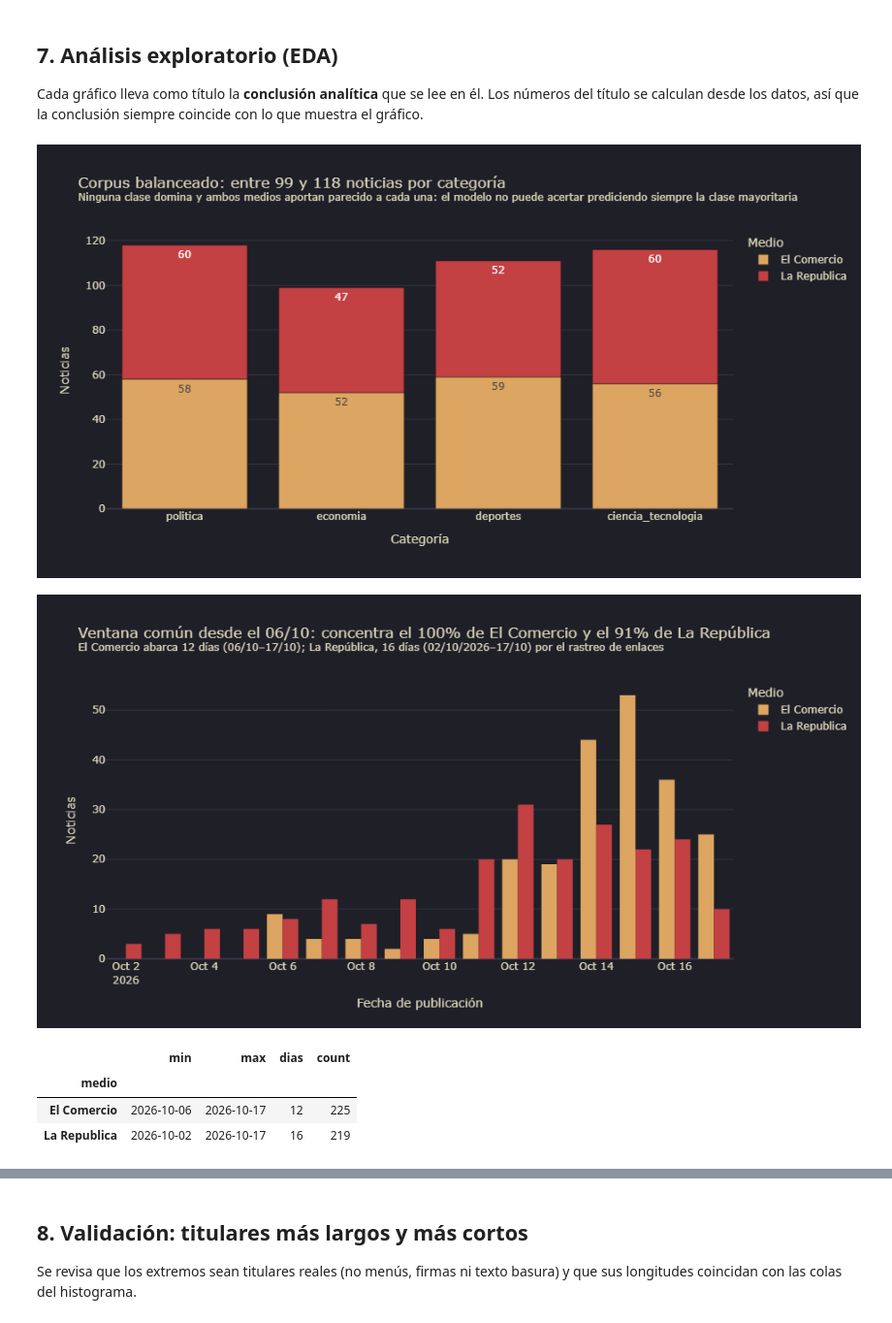
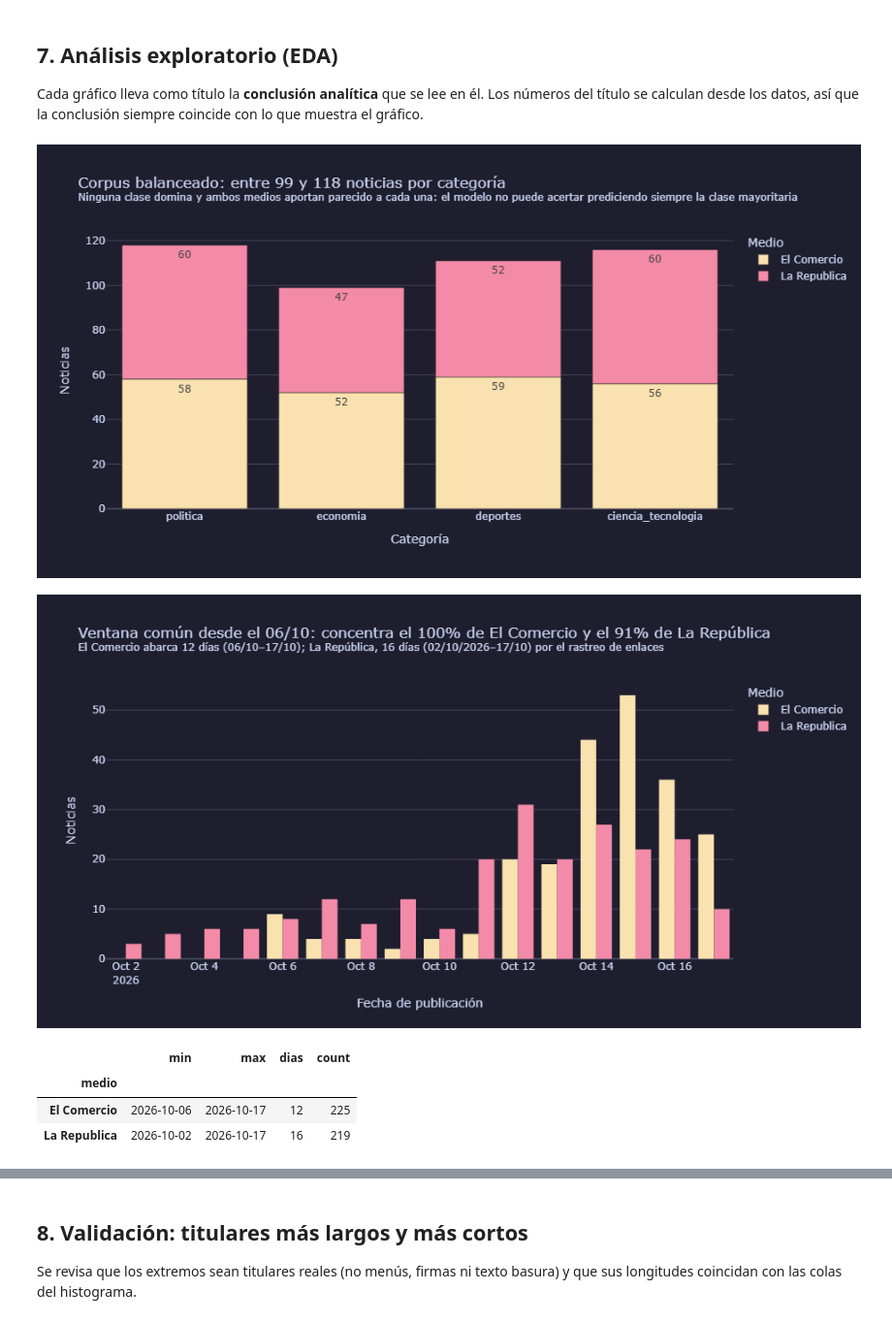
Before and after one commit to rodnm/intermediate-python-hw, a Jupyter notebook: tarea_1/01_recoleccion.ipynb, the cells around one changed output, grey strips where cells are left out. Shown at 97% size. Cells and saved outputs as stored; diff of their text form; code cells hidden in the pictures.

```diff
--- a/tarea_1/01_recoleccion.ipynb
+++ b/tarea_1/01_recoleccion.ipynb
@@ -63,12 +63,12 @@ from bs4 import BeautifulSoup
 from IPython.display import display
 from protego import Protego
 
-import kanagawa  # paleta compartida con el dashboard; registra la plantilla de Plotly "kanagawa"
+import paleta  # paleta compartida con el dashboard; registra la plantilla de Plotly "catppuccin"
 
 # Plotly interactivo en Jupyter + imagen PNG estática para que los gráficos se vean en GitHub
 pio.renderers.default = "plotly_mimetype+png"
 pio.renderers["png"].width, pio.renderers["png"].height = 950, 500
-pio.templates.default = "plotly_dark+kanagawa"
+pio.templates.default = "plotly_dark+catppuccin"
 pd.set_option("display.max_colwidth", 110)
 pd.set_option("display.max_rows", 120)
 
@@ -575,21 +575,21 @@ desde los datos, así que la conclusión siempre coincide con lo que muestra el
 # %%
 df["fecha_dt"] = pd.to_datetime(df["fecha"], errors="coerce")
 df["largo_titular"] = df["titular"].str.len()
-COLORES_MEDIO = kanagawa.COLORES_MEDIO
+COLORES_MEDIO = paleta.COLORES_MEDIO
 
 n_cat = df["etiqueta"].value_counts().reindex(CATEGORIAS)
 por_medio_cat = df.groupby(["etiqueta", "medio"]).size().rename("noticias").reset_index()
 fig1 = px.bar(
     por_medio_cat, x="etiqueta", y="noticias", color="medio", text="noticias",
     category_orders={"etiqueta": CATEGORIAS}, color_discrete_map=COLORES_MEDIO,
     labels={"etiqueta": "Categoría", "noticias": "Noticias", "medio": "Medio"},
     title=(f"Corpus balanceado: entre {n_cat.min()} y {n_cat.max()} noticias por categoría"
            f"<br><sup>Ninguna clase domina y ambos medios aportan parecido a cada una: el modelo no puede "
            f"acertar prediciendo siempre la clase mayoritaria</sup>"),
 )
 fig1.show()
 # %% [output]
-[figure, old version]
+[figure, new version]
 # %%
 rango = df.groupby("medio")["fecha_dt"].agg(["min", "max", "count"])
 rango["dias"] = (rango["max"] - rango["min"]).dt.days + 1
@@ -609,7 +609,7 @@ fig2.update_layout(yaxis_title="Noticias")
 fig2.show()
 display(rango[["min", "max", "dias", "count"]])
 # %% [output]
-[figure, old version]
+[figure, new version]
 |  | min | max | dias | count |
 | medio |  |  |  |  |
 | El Comercio | 2026-10-06 | 2026-10-17 | 12 | 225 |
```
Also changed, not shown: parts of 1 cell of this notebook, 7 other files.
